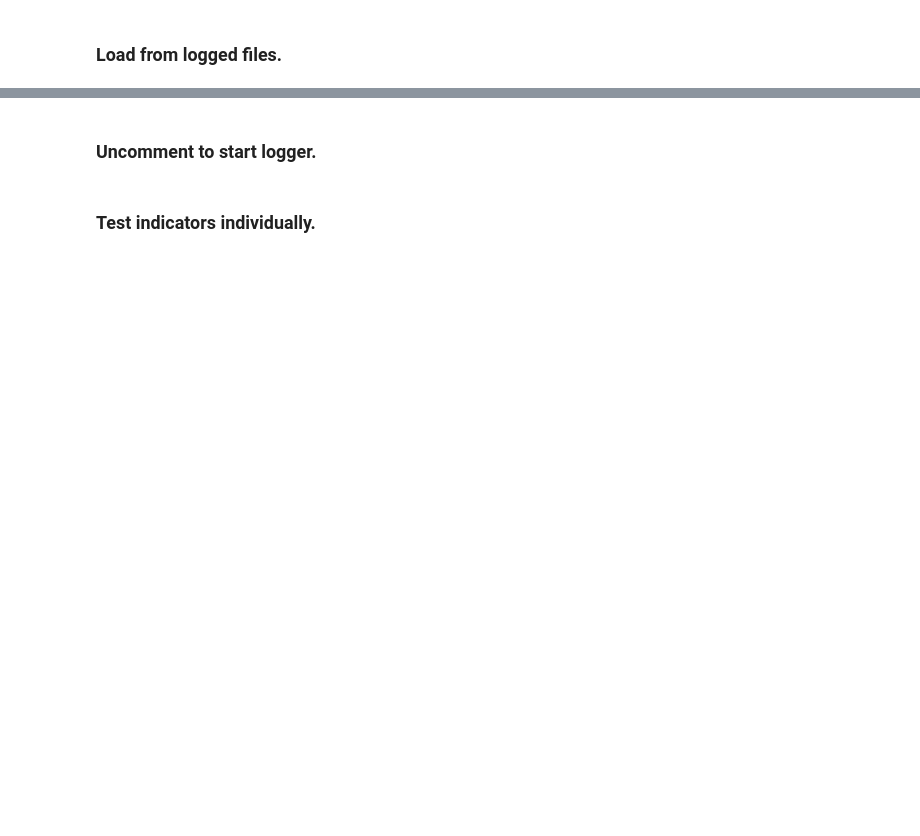
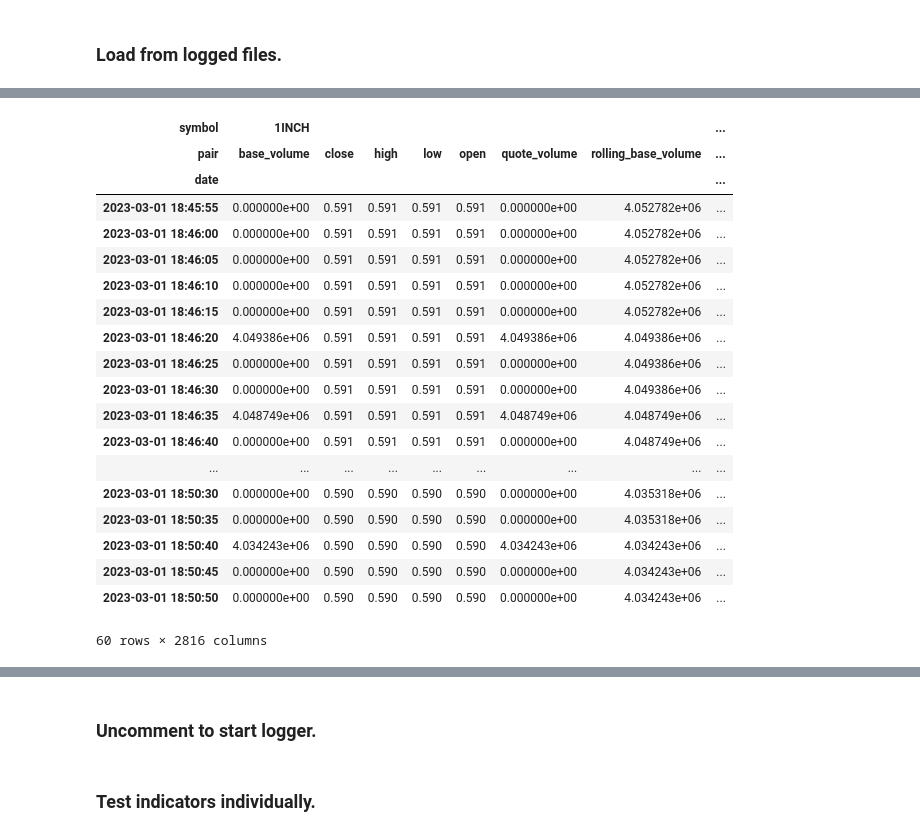
Before and after one commit to Humbleman72/crypto_bot, a Jupyter notebook: crypto_logger_tests.ipynb, the cells around one changed output, grey strips where cells are left out. Saved outputs shown, nothing was run; the diff lists cells and outputs as text; code cells hidden in the pictures; blank space fills up the shorter version.

```diff
--- a/crypto_logger_tests.ipynb
+++ b/crypto_logger_tests.ipynb
@@ -33,6 +72,6 @@ crypto_loggers
 # %%
-input_15s = crypto_loggers['input_15s']
-output_15s = crypto_loggers['output_15s']
+input_5s = crypto_loggers['input_5s']
+output_5s = crypto_loggers['output_5s']
 output_1min = crypto_loggers['output_1min']
 #output_30min = crypto_loggers['output_30min']
 #output_1h = crypto_loggers['output_1h']
@@ -43,6 +97,27 @@ df_input_15s
 # %%
-df_output_15s = output_15s.maybe_get_from_file(dataset=None, inputs=False, screened=False)
-df_output_15s
+df_output_5s = output_5s.maybe_get_from_file(dataset=None, inputs=False, screened=False)
+df_output_5s
+# %% [output]
+| symbol | 1INCH |  |  |  |  |  |  | ... |
+| pair | base_volume | close | high | low | open | quote_volume | rolling_base_volume | ... |
+| date |  |  |  |  |  |  |  | ... |
+| 2023-03-01 18:45:55 | 0.000000e+00 | 0.591 | 0.591 | 0.591 | 0.591 | 0.000000e+00 | 4.052782e+06 | ... |
+| 2023-03-01 18:46:00 | 0.000000e+00 | 0.591 | 0.591 | 0.591 | 0.591 | 0.000000e+00 | 4.052782e+06 | ... |
+| 2023-03-01 18:46:05 | 0.000000e+00 | 0.591 | 0.591 | 0.591 | 0.591 | 0.000000e+00 | 4.052782e+06 | ... |
+| 2023-03-01 18:46:10 | 0.000000e+00 | 0.591 | 0.591 | 0.591 | 0.591 | 0.000000e+00 | 4.052782e+06 | ... |
+| 2023-03-01 18:46:15 | 0.000000e+00 | 0.591 | 0.591 | 0.591 | 0.591 | 0.000000e+00 | 4.052782e+06 | ... |
+| 2023-03-01 18:46:20 | 4.049386e+06 | 0.591 | 0.591 | 0.591 | 0.591 | 4.049386e+06 | 4.049386e+06 | ... |
+| 2023-03-01 18:46:25 | 0.000000e+00 | 0.591 | 0.591 | 0.591 | 0.591 | 0.000000e+00 | 4.049386e+06 | ... |
+| 2023-03-01 18:46:30 | 0.000000e+00 | 0.591 | 0.591 | 0.591 | 0.591 | 0.000000e+00 | 4.049386e+06 | ... |
+| 2023-03-01 18:46:35 | 4.048749e+06 | 0.591 | 0.591 | 0.591 | 0.591 | 4.048749e+06 | 4.048749e+06 | ... |
+| 2023-03-01 18:46:40 | 0.000000e+00 | 0.591 | 0.591 | 0.591 | 0.591 | 0.000000e+00 | 4.048749e+06 | ... |
+| ... | ... | ... | ... | ... | ... | ... | ... | ... |
+| 2023-03-01 18:50:30 | 0.000000e+00 | 0.590 | 0.590 | 0.590 | 0.590 | 0.000000e+00 | 4.035318e+06 | ... |
+| 2023-03-01 18:50:35 | 0.000000e+00 | 0.590 | 0.590 | 0.590 | 0.590 | 0.000000e+00 | 4.035318e+06 | ... |
+| 2023-03-01 18:50:40 | 4.034243e+06 | 0.590 | 0.590 | 0.590 | 0.590 | 4.034243e+06 | 4.034243e+06 | ... |
+| 2023-03-01 18:50:45 | 0.000000e+00 | 0.590 | 0.590 | 0.590 | 0.590 | 0.000000e+00 | 4.034243e+06 | ... |
+| 2023-03-01 18:50:50 | 0.000000e+00 | 0.590 | 0.590 | 0.590 | 0.590 | 0.000000e+00 | 4.034243e+06 | ... |
+60 rows × 2816 columns
 # %%
 df_output_1min = output_1min.maybe_get_from_file(dataset=None, inputs=False, screened=False)
 df_output_1min
```
Also changed, not shown: parts of 21 cells of this notebook, 2 other files.
